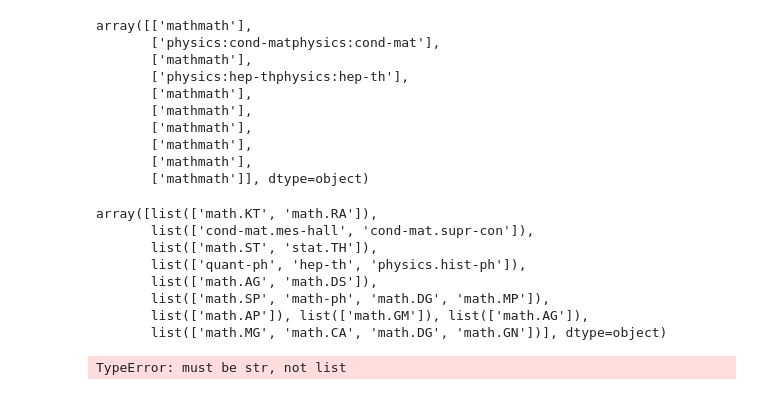
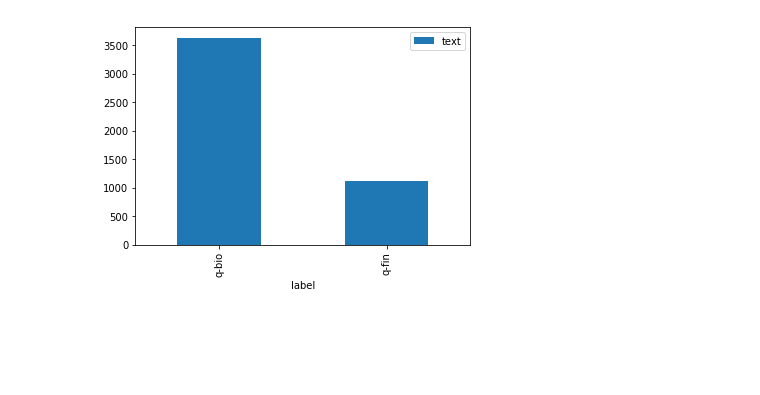
Before and after one commit to olszewskip/musings, a Jupyter notebook: arXiv_explore.ipynb, the cells around one changed output. Drawn from its saved outputs; the diff is of its cells as text; code cells hidden in the pictures; blank space fills up the shorter version.

```diff
--- a/arXiv_explore.ipynb
+++ b/arXiv_explore.ipynb
@@ -31,30 +6,0 @@ df[:100]
-# %%
-prim_cat_array = np.array(df.prim_cat).reshape(-1,1)
-prim_cat_array[:10]*2
-# %% [output]
-array([['mathmath'],
-       ['physics:cond-matphysics:cond-mat'],
-       ['mathmath'],
-       ['physics:hep-thphysics:hep-th'],
-       ['mathmath'],
-       ['mathmath'],
-       ['mathmath'],
-       ['mathmath'],
-       ['mathmath'],
-       ['mathmath']], dtype=object)
-# %%
-sec_cats_array = np.array(df.sec_cats.str.split())
-sec_cats_array[:10]
-# %% [output]
-array([list(['math.KT', 'math.RA']),
-       list(['cond-mat.mes-hall', 'cond-mat.supr-con']),
-       list(['math.ST', 'stat.TH']),
-       list(['quant-ph', 'hep-th', 'physics.hist-ph']),
-       list(['math.AG', 'math.DS']),
-       list(['math.SP', 'math-ph', 'math.DG', 'math.MP']),
-       list(['math.AP']), list(['math.GM']), list(['math.AG']),
-       list(['math.MG', 'math.CA', 'math.DG', 'math.GN'])], dtype=object)
-# %%
-prim_cat_array[:10] + sec_cats_array[:10]
-# %% [output]
-TypeError: must be str, not list
@@ -61,3 +19,8 @@ TypeError: must be str, not list
+# %%
+df.groupby('label').count().plot.bar()
+plt.show()
+# %% [output]
+[figure, added]
 # %%
 ids_with_cats_ugly = df[['id', 'sec_cats']].set_index('id').sec_cats.str.split(expand=True).stack()
 print(ids_with_cats_ugly[:10])
```
Also changed, not shown: parts of 11 cells of this notebook.
